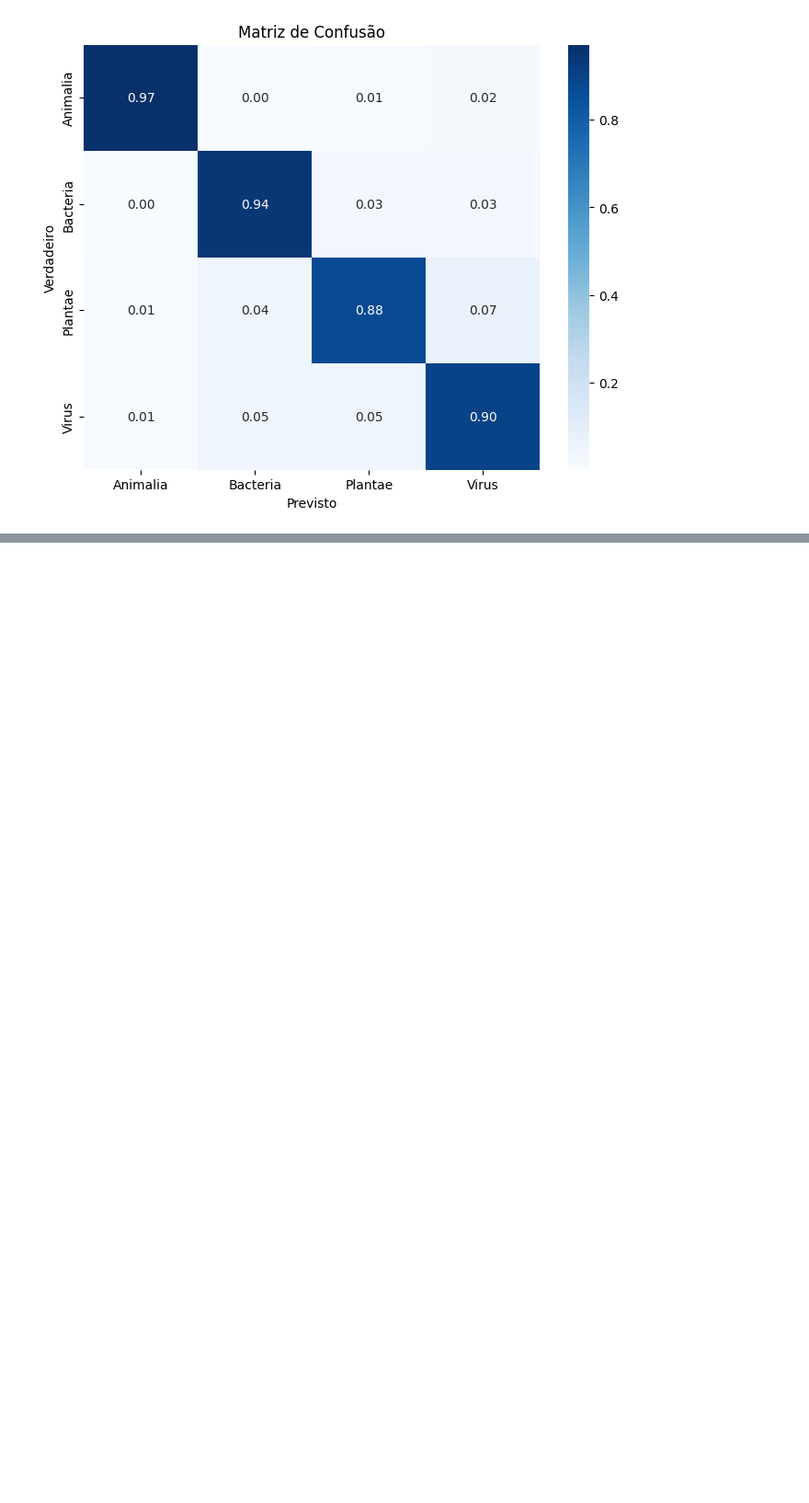
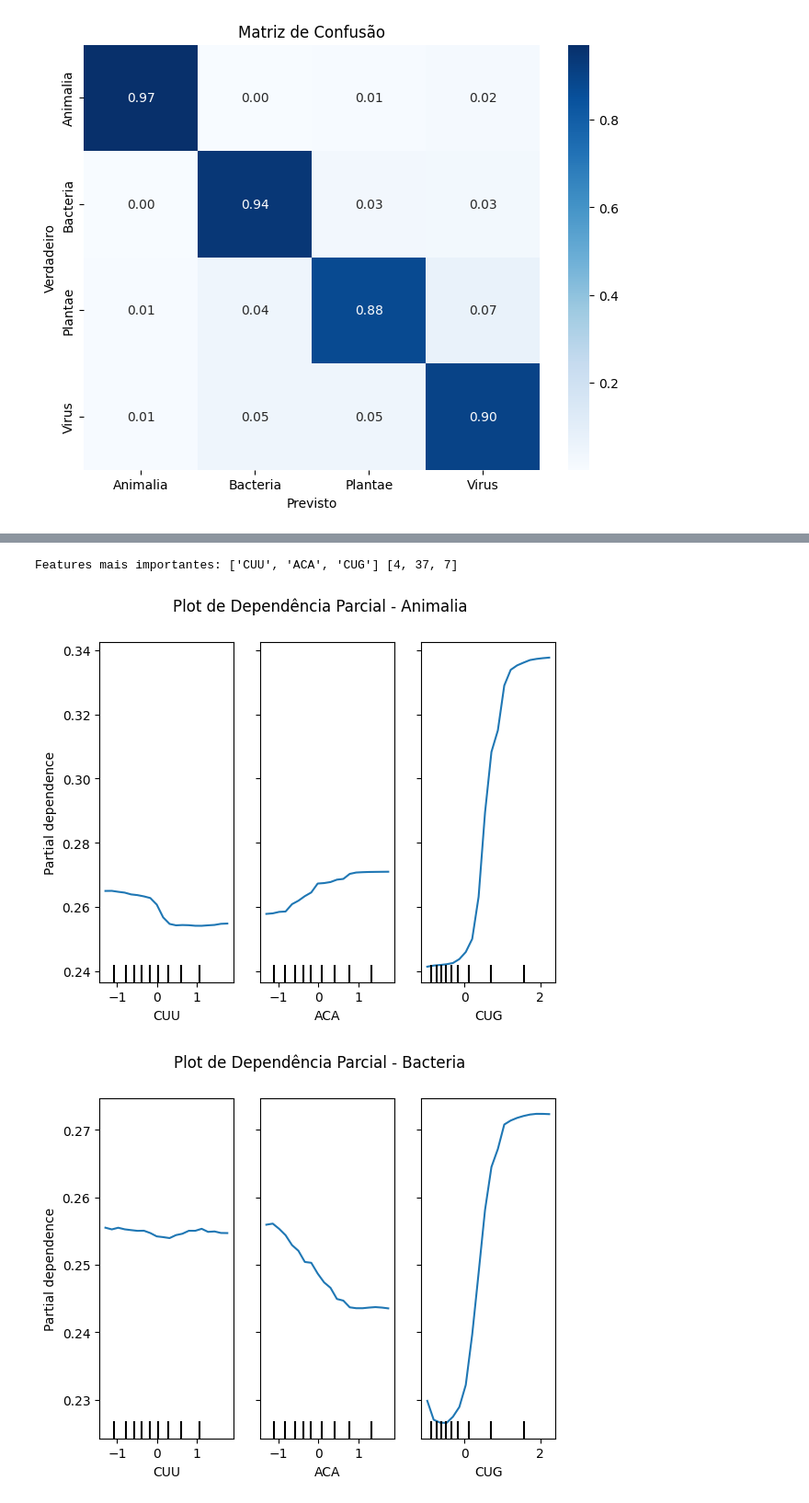
Before and after one commit to JVMergulho/model_interpretability_project, a Jupyter notebook: project1/global_xai.ipynb, the cells around one changed output, grey strips where cells are left out. Shown at 92% size. Cells and saved outputs as stored; diff of their text form; code cells hidden in the pictures; blank space fills up the shorter version.

```diff
--- a/project1/global_xai.ipynb
+++ b/project1/global_xai.ipynb
@@ -190,0 +296,24 @@ Coeficientes zerados pelo Lasso: 56 (21.9%)
+# %%
+top_3_names = importances.head(3)['feature'].tolist()
+top_3_indices = importances.head(3).index.tolist()
+
+print("Features mais importantes:", top_3_names, top_3_indices)
+# %% [output]
+Features mais importantes: ['CUU', 'ACA', 'CUG'] [4, 37, 7]
+# %%
+warnings.simplefilter("ignore", category=UserWarning)
+
+feature_names = X_train.columns.tolist()
+
+for target_class in model.classes_:
+    display = PartialDependenceDisplay.from_estimator(model,
+                                            X_test,
+                                            features= top_3_indices,
+                                            feature_names= feature_names,
+                                            grid_resolution=20,
+                                            target=target_class)
+    display.figure_.suptitle(f"Plot de Dependência Parcial - {labels[target_class]}")
+    plt.show()
+# %% [output]
+[figure, added]
+[figure, added]
```
Also changed, not shown: parts of 12 cells of this notebook.
